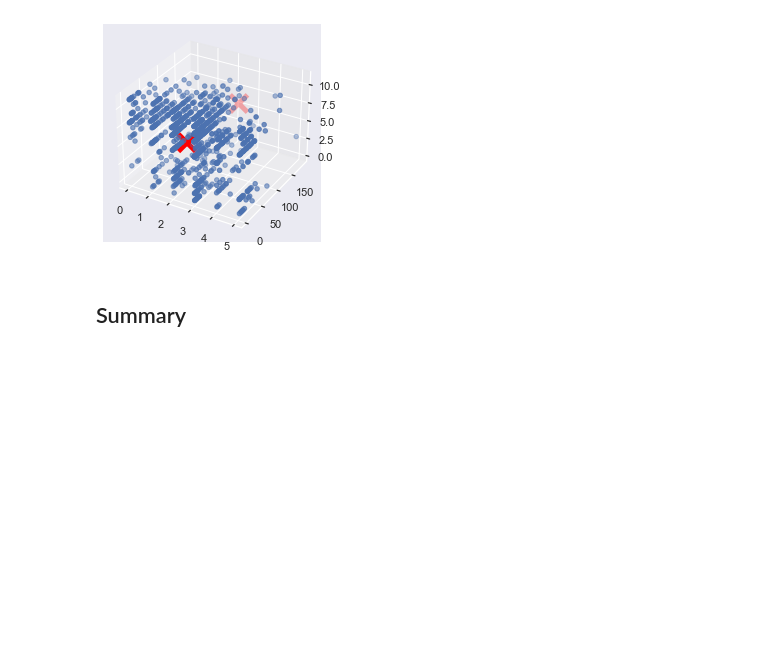
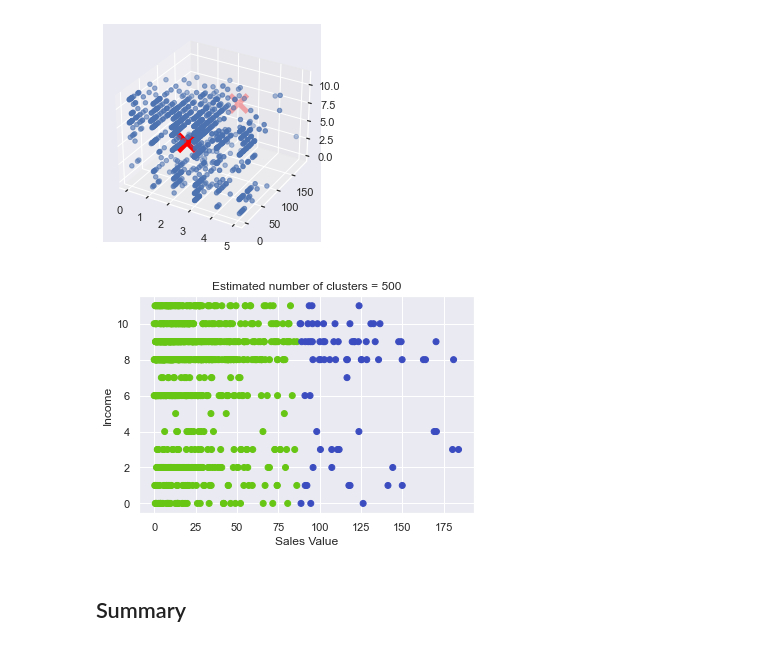
Before and after one commit to vmarklynn/CPSC5310-Project, a Jupyter notebook: Code/EDA_ProjectPart2.ipynb, the cells around one changed output. Drawn from its saved outputs; the diff is of its cells as text; code cells hidden in the pictures; blank space fills up the shorter version.

Commit message:
Added summary for clustering, changes to mean shift

```diff
--- a/Code/EDA_ProjectPart2.ipynb
+++ b/Code/EDA_ProjectPart2.ipynb
@@ -1058,5 +1060,16 @@ ax.scatter(cluster_centers[:,0], cluster_centers[:,1], cluster_centers[:,2], mar
 plt.show()
 # %% [output]
 [figure]
+# %%
+P = ms.predict(X_num)
+# %%
+colors = list(map(lambda x: '#3b4cc0' if x == 1 else '#b40426' if x == 2 else '#67c614', P))
+plt.scatter(X_num[:,1], X_num[:,2], c=colors, marker="o", picker=True)
+plt.title(f'Estimated number of clusters = {500}')
+plt.xlabel('Sales Value')
+plt.ylabel('Income')
+plt.show()
+# %% [output]
+[figure, added]
 # %% [markdown]
 ## Summary
```
Also changed, not shown: parts of 8 cells of this notebook, 1 other file.
